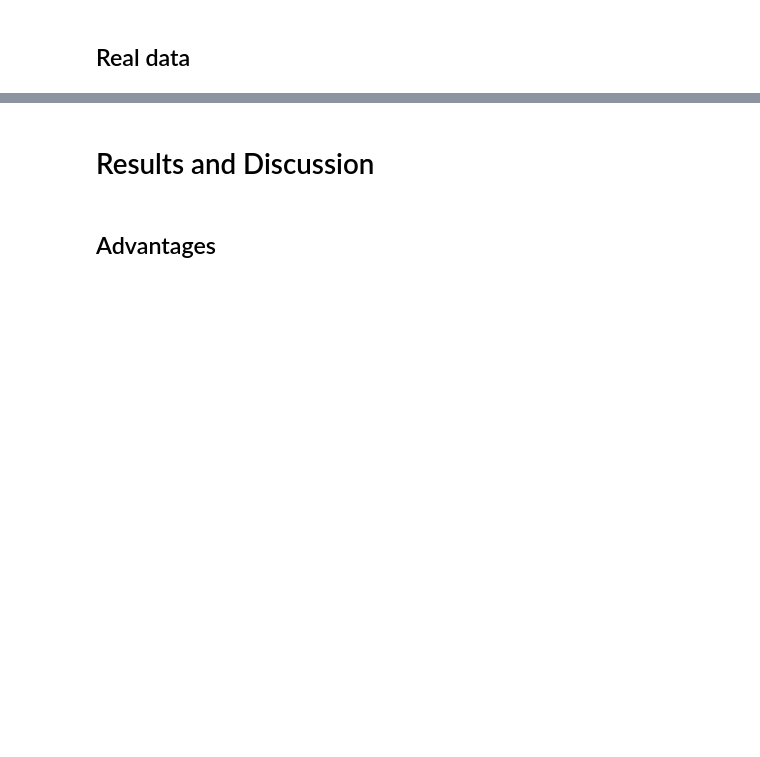
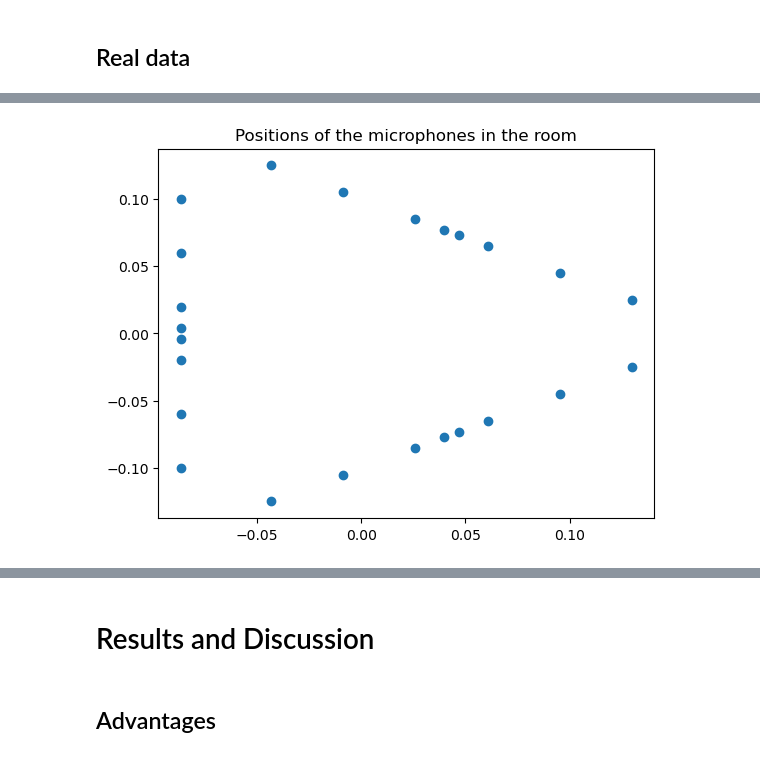
Before and after one commit to MichelDucartier/music_doa, a Jupyter notebook: MUSIC_simulated.ipynb, the cells around one changed output, grey strips where cells are left out. Saved outputs shown, nothing was run; the diff lists cells and outputs as text; code cells hidden in the pictures; blank space fills up the shorter version.

```diff
--- a/MUSIC_simulated.ipynb
+++ b/MUSIC_simulated.ipynb
@@ -185,0 +202,13 @@ actual thetas:    [0.5 1. ]
+# %%
+with open('../music_doa/last_year/protocol.json') as json_file:
+    protocol = json.load(json_file)
+
+microphone_3D_locations = np.array(protocol['geometry']['microphones']['locations'])
+top_mics = np.isclose(microphone_3D_locations[:,2], 0.06123724)
+microphone_2D_locations = microphone_3D_locations[top_mics, :2]
+
+plt.scatter(microphone_2D_locations[:, 0], microphone_2D_locations[:, 1])
+plt.title("Positions of the microphones in the room")
+plt.show()
+# %% [output]
+[figure, added]
```
Also changed, not shown: parts of 33 cells of this notebook, 5 other files.
